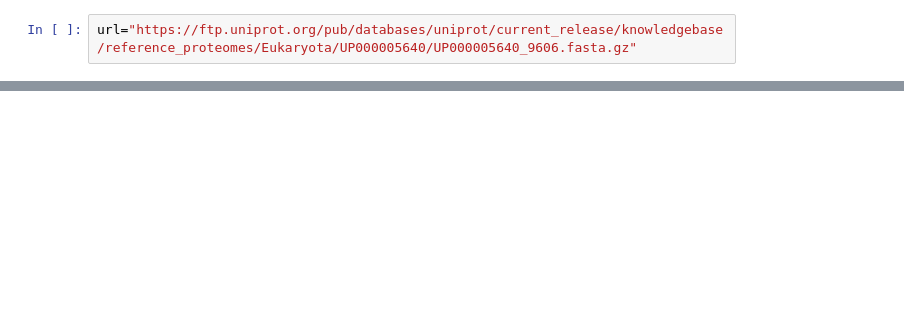
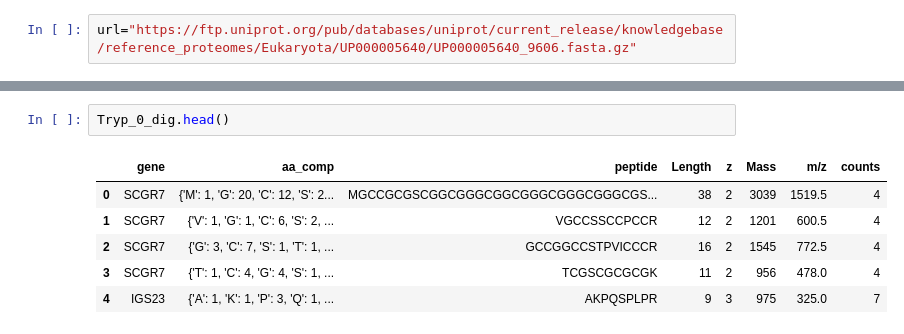
Before and after one commit to TTCooper-PhD/Limited_Proteolysis_Hive, a Jupyter notebook: HeLa/Unfractioned_Tryp_AspN_GluC/HeLa_1vs18hr_Shotgun.ipynb, the cells around one changed output, grey strips where cells are left out. Cells and saved outputs as stored; diff of their text form; blank space fills up the shorter version.

```diff
--- a/HeLa/Unfractioned_Tryp_AspN_GluC/HeLa_1vs18hr_Shotgun.ipynb
+++ b/HeLa/Unfractioned_Tryp_AspN_GluC/HeLa_1vs18hr_Shotgun.ipynb
@@ -21,0 +92,9 @@ Menu
+# %%
+Tryp_0_dig.head()
+# %% [output]
+|  | gene | aa_comp | peptide | Length | z | Mass | m/z | counts |
+| 0 | SCGR7 | {'M': 1, 'G': 20, 'C': 12, 'S': 2... | MGCCGCGSCGGCGGGCGGCGGGCGGGCGGGCGS... | 38 | 2 | 3039 | 1519.5 | 4 |
+| 1 | SCGR7 | {'V': 1, 'G': 1, 'C': 6, 'S': 2, ... | VGCCSSCCPCCR | 12 | 2 | 1201 | 600.5 | 4 |
+| 2 | SCGR7 | {'G': 3, 'C': 7, 'S': 1, 'T': 1, ... | GCCGGCCSTPVICCCR | 16 | 2 | 1545 | 772.5 | 4 |
+| 3 | SCGR7 | {'T': 1, 'C': 4, 'G': 4, 'S': 1, ... | TCGSCGCGCGK | 11 | 2 | 956 | 478.0 | 4 |
+| 4 | IGS23 | {'A': 1, 'K': 1, 'P': 3, 'Q': 1, ... | AKPQSPLPR | 9 | 3 | 975 | 325.0 | 7 |
```
Also changed, not shown: parts of 35 cells of this notebook, 2 other files.
